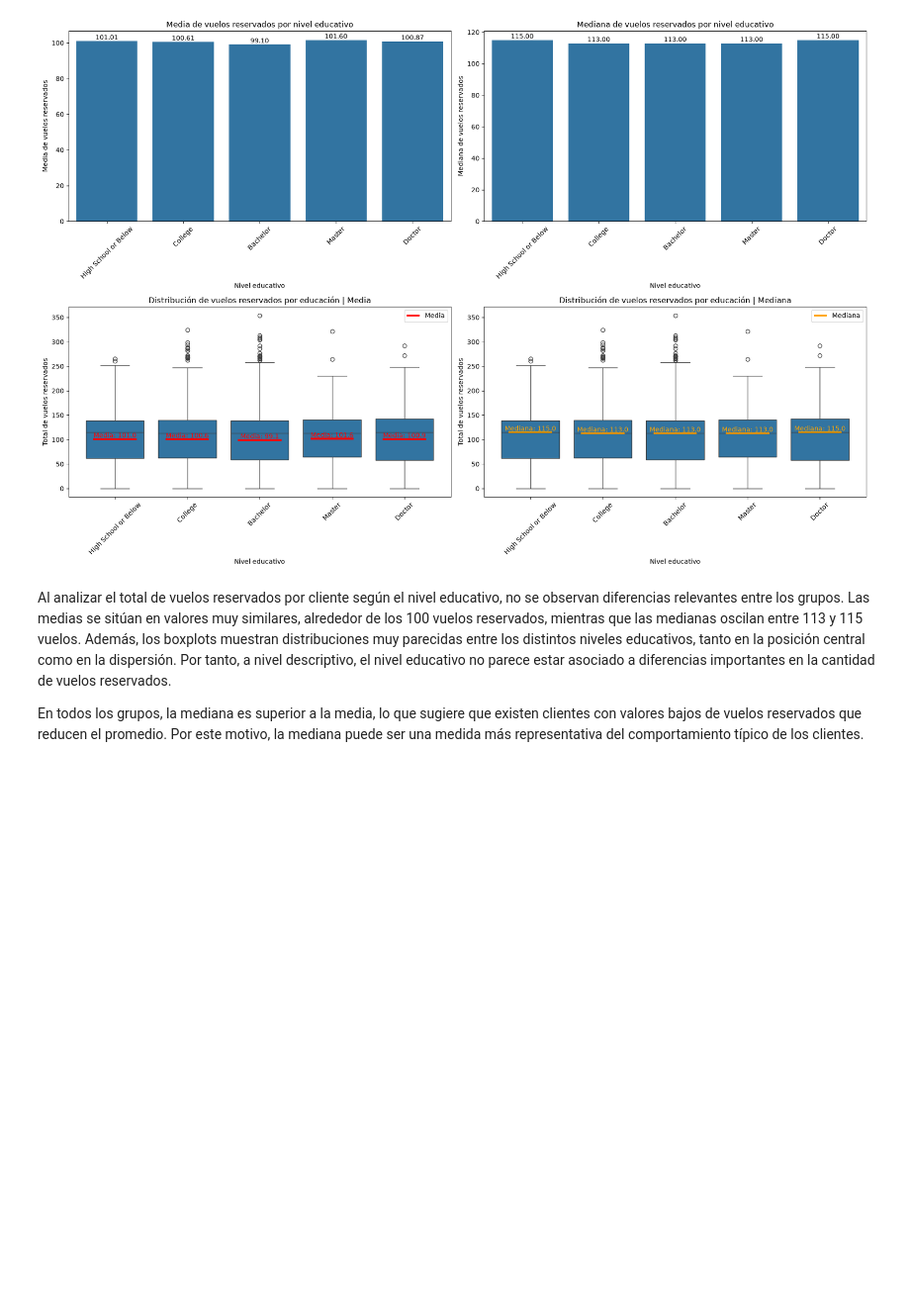
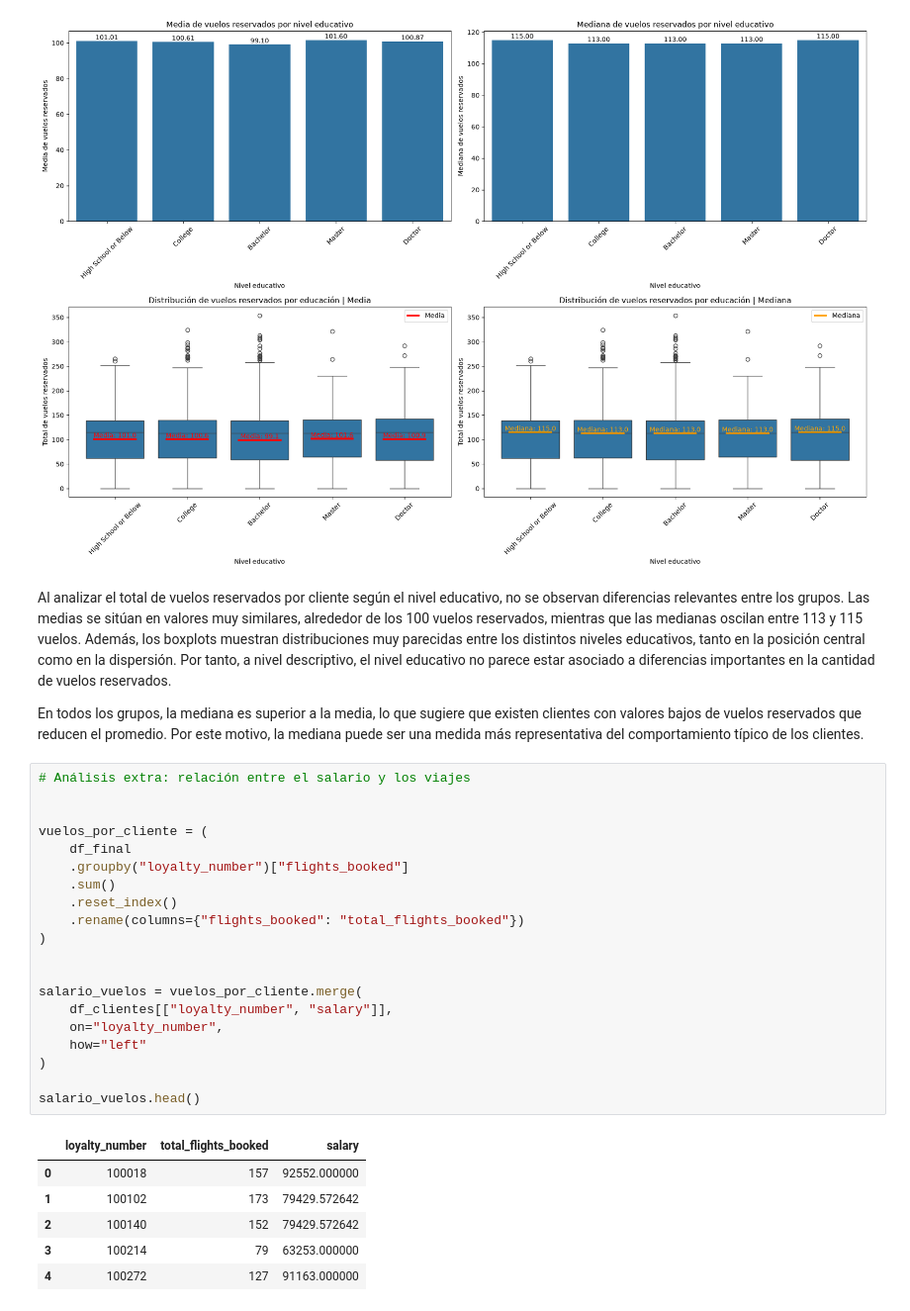
Before and after one commit to Adalab/bda-modulo-3-evaluacion-final-beatrizsjj, a Jupyter notebook: Analisis/02_analisis.ipynb, the cells around one changed output. Shown at 99% size. Cells and saved outputs as stored; diff of their text form; blank space fills up the shorter version.

```diff
--- a/Analisis.ipynb
+++ b/Analisis/02_analisis.ipynb
@@ -1607,3 +1610,30 @@ plt.show()
 Al analizar el total de vuelos reservados por cliente según el nivel educativo, no se observan diferencias relevantes entre los grupos. Las medias se sitúan en valores muy similares, alrededor de los 100 vuelos reservados, mientras que las medianas oscilan entre 113 y 115 vuelos. Además, los boxplots muestran distribuciones muy parecidas entre los distintos niveles educativos, tanto en la posición central como en la dispersión. Por tanto, a nivel descriptivo, el nivel educativo no parece estar asociado a diferencias importantes en la cantidad de vuelos reservados.
 
 En todos los grupos, la mediana es superior a la media, lo que sugiere que existen clientes con valores bajos de vuelos reservados que reducen el promedio. Por este motivo, la mediana puede ser una medida más representativa del comportamiento típico de los clientes.
+# %%
+# Análisis extra: relación entre el salario y los viajes
+
+
+vuelos_por_cliente = (
+    df_final
+    .groupby("loyalty_number")["flights_booked"]
+    .sum()
+    .reset_index()
+    .rename(columns={"flights_booked": "total_flights_booked"})
+)
+
+
+salario_vuelos = vuelos_por_cliente.merge(
+    df_clientes[["loyalty_number", "salary"]],
+    on="loyalty_number",
+    how="left"
+)
+
+salario_vuelos.head()
+# %% [output]
+|  | loyalty_number | total_flights_booked | salary |
+| 0 | 100018 | 157 | 92552.000000 |
+| 1 | 100102 | 173 | 79429.572642 |
+| 2 | 100140 | 152 | 79429.572642 |
+| 3 | 100214 | 79 | 63253.000000 |
+| 4 | 100272 | 127 | 91163.000000 |
```
Also changed, not shown: parts of 12 cells of this notebook, 3 other files.
